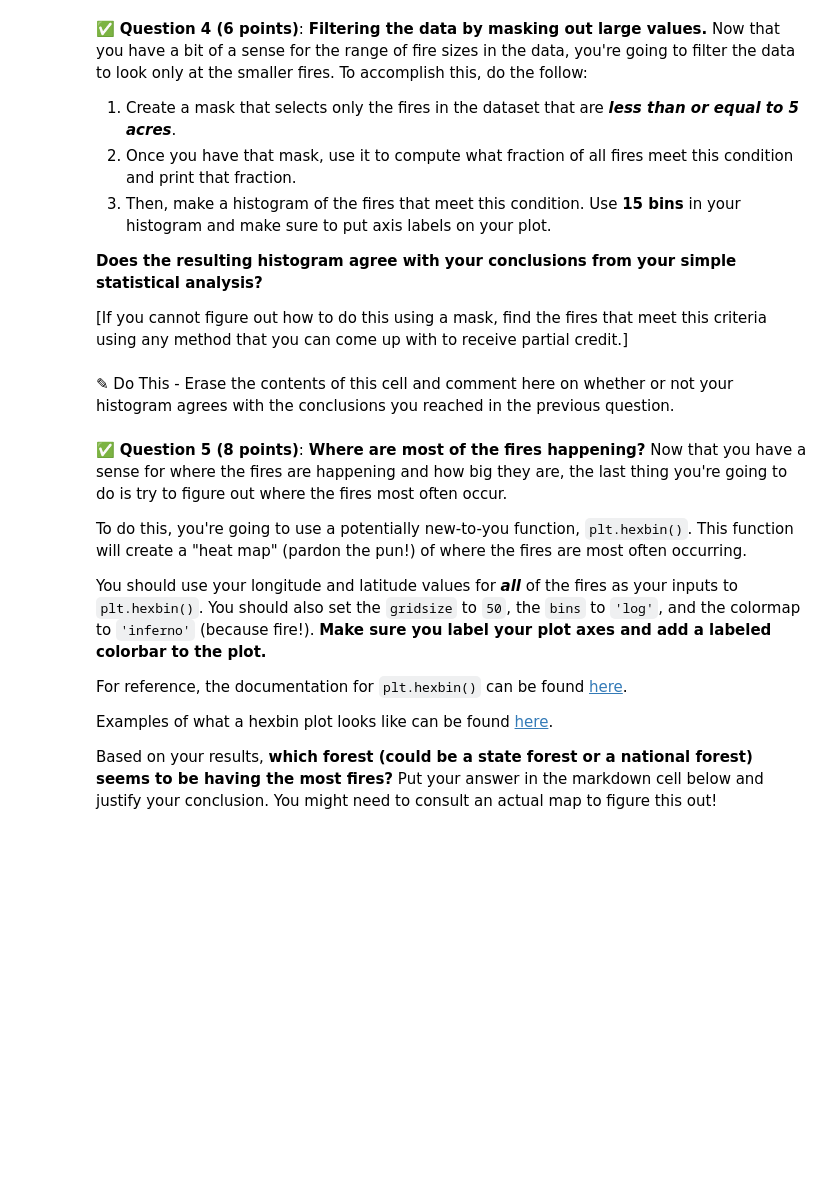
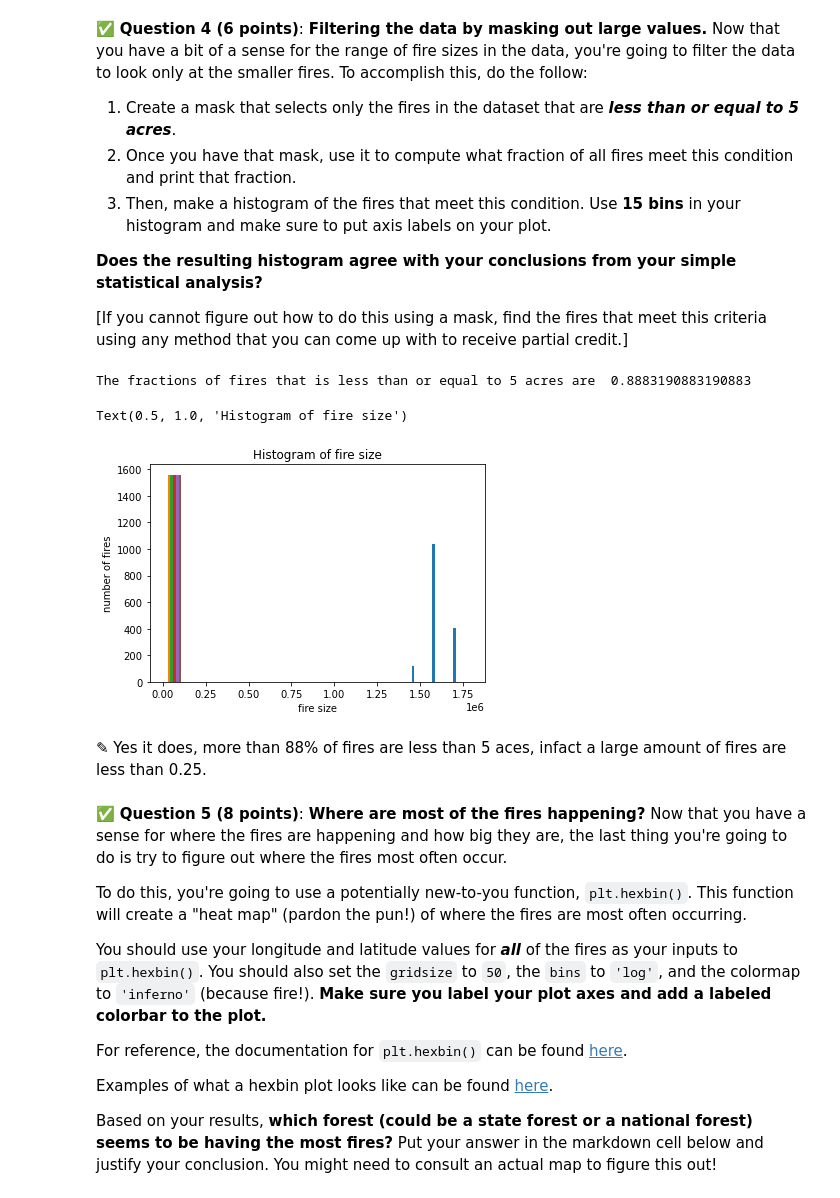
Before and after one commit to ahmedtawakol/cmse202-s21-turnin, a Jupyter notebook: hw-02/HW-02_PandasReviewAndPythonObjects-STUDENT.ipynb, the cells around one changed output. Cells and saved outputs as stored; diff of their text form; code cells hidden in the pictures; blank space fills up the shorter version.

```diff
--- a/hw-02/HW-02_PandasReviewAndPythonObjects-STUDENT.ipynb
+++ b/hw-02/HW-02_PandasReviewAndPythonObjects-STUDENT.ipynb
@@ -107,5 +142,16 @@ After you compute these values, **comment on what this tells you about the distr
-# %% [markdown]
-<font size=+3>&#9998;</font> Do This - Erase the contents of this cell and comment here on whether or not your histogram agrees with the conclusions you reached in the previous question.
+# %%
+fireu5 = fire[fire["fire_size"] <= 5.0]
+print("The fractions of fires that is less than or equal to 5 acres are ", len(fireu5)/len(fire))
+plt.hist(fireu5, bins = 15)
+plt.xlabel("fire size")
+plt.ylabel("number of fires")
+plt.title("Histogram of fire size")
+# %% [output]
+The fractions of fires that is less than or equal to 5 acres are  0.8883190883190883
+Text(0.5, 1.0, 'Histogram of fire size')
+[figure, added]
+# %% [markdown]
+<font size=+3>&#9998;</font> Yes it does, more than 88% of fires are less than 5 aces, infact a large amount of fires are less than 0.25.
 # %% [markdown]
 &#9989; **Question 5 (8 points)**: **Where are most of the fires happening?** Now that you have a sense for where the fires are happening and how big they are, the last thing you're going to do is try to figure out where the fires most often occur.
 
```
Also changed, not shown: parts of 16 cells of this notebook.
